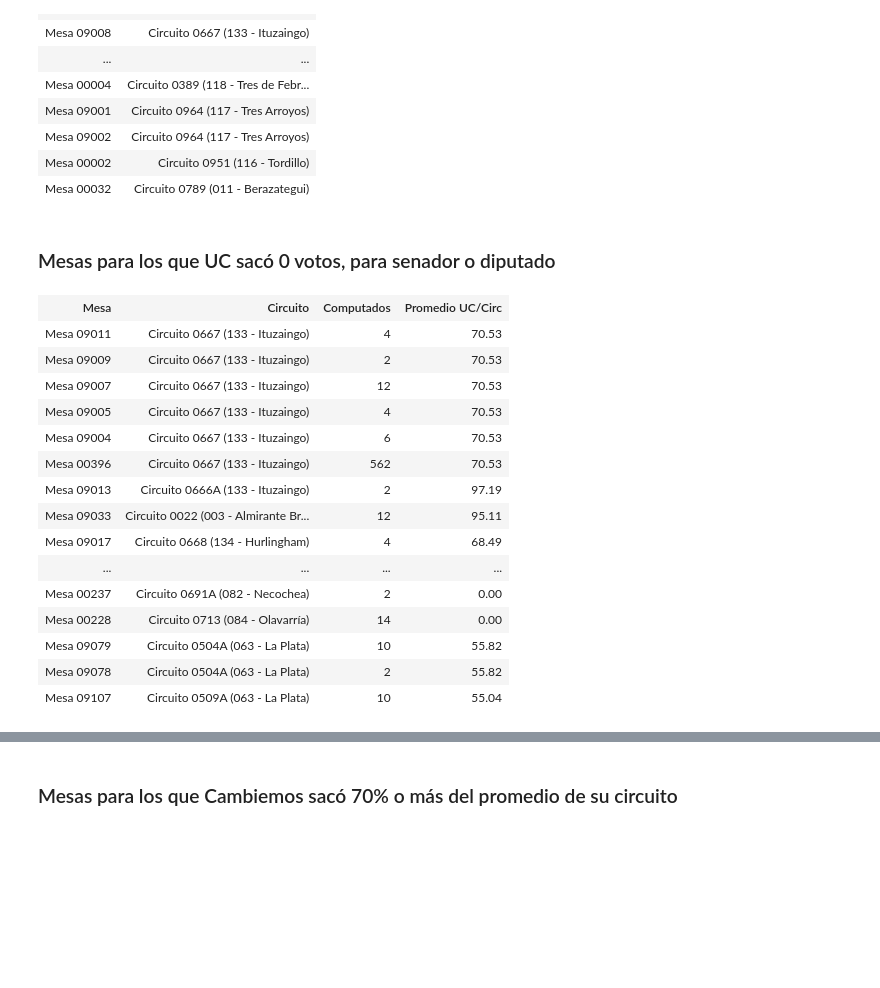
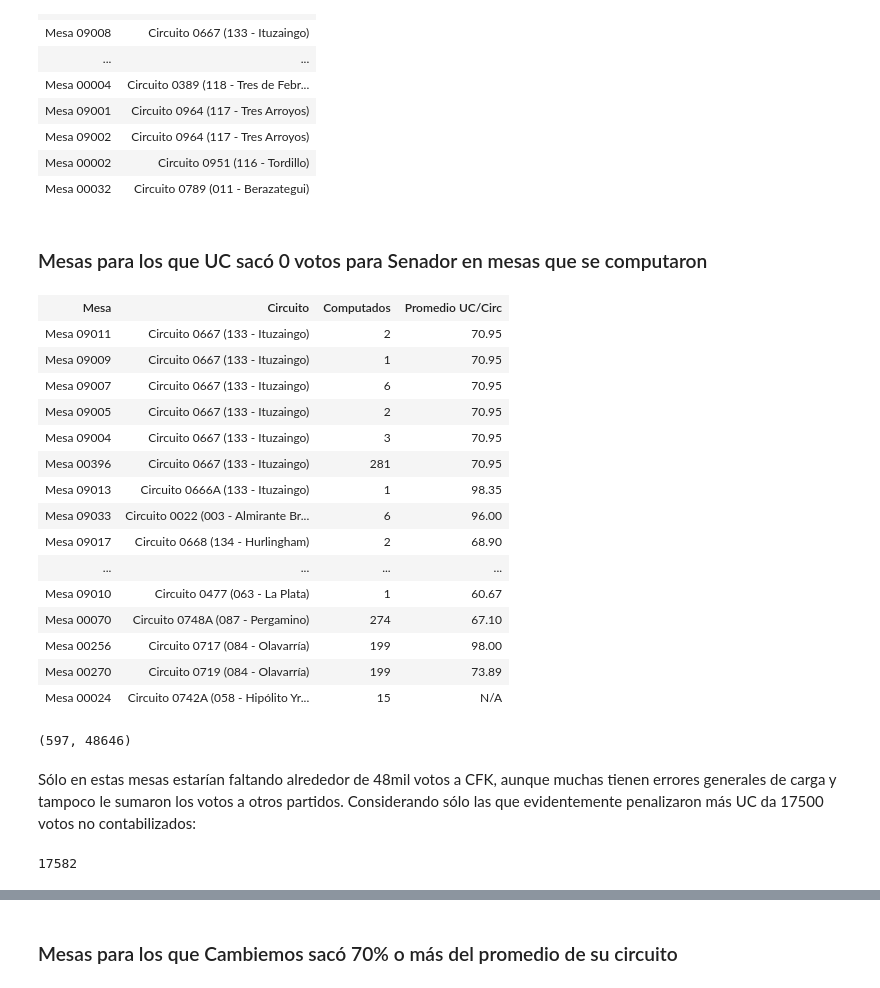
Before and after one commit to mgaitan/mesas_ba, a Jupyter notebook: mesas_sospechosas.ipynb, the cells around one changed output, grey strips where cells are left out. Cells and saved outputs as stored; diff of their text form; code cells hidden in the pictures; blank space fills up the shorter version.

Commit message:
bugfix y proyeccion de mesas en 0

```diff
--- a/mesas_sospechosas.ipynb
+++ b/mesas_sospechosas.ipynb
@@ -78,8 +78,18 @@ class Mesa(models.Model):
         unique_together = ('circuito', 'numero')
 
     @property
+    def computados_sen(self):
+        return self.resultados.filter(categoria='sen').aggregate(Sum('votos'))['votos__sum']
+
+    @property
+    def computados_dip(self):
+        return self.resultados.filter(categoria='dip').aggregate(Sum('votos'))['votos__sum']
+
+    @property
     def computados(self):
-        return self.resultados.aggregate(Sum('votos'))['votos__sum']
+        # aprox
+        return (self.computados_sen + self.computados_dip) // 2
+
 
     def __str__(self):
         return u"Mesa %s (%s)" % (self.numero, self.circuito)
@@ -332,7 +342,7 @@ len(mesas)
 html = '<table class="table"><tr><th>Mesa</th><th>Circuito</th><th>Computados</th><th>Votos UC</th><th>Promedio UC/Circ</th></tr>'
 for l in mesas:
     mesa, vot_uc, promedio_uc_circuito = l
-    html += f"<tr><td><a href='{mesa.absolute_url}'>Mesa {mesa.numero}</a></td><td> {mesa.circuito} </td><td> {mesa.computados} </td><td>{vot_uc}</td><td> {promedio_uc_circuito:.2f}</td></tr>"
+    html += f"<tr><td><a href='{mesa.absolute_url}'>Mesa {mesa.numero}</a></td><td> {mesa.circuito} </td><td> {mesa.computados_sen} </td><td>{vot_uc}</td><td> {promedio_uc_circuito:.2f}</td></tr>"
 html += '</table>'
 
 display_html(HTML(html))
@@ -383,34 +393,49 @@ display_html(HTML(html))
 | Mesa 00002 | Circuito 0951 (116 - Tordillo) |
 | Mesa 00032 | Circuito 0789 (011 - Berazategui) |
 # %% [markdown]
-### Mesas para los que UC sacó 0 votos, para senador o diputado
+### Mesas para los que UC sacó 0 votos para Senador en mesas que se computaron
+# %%
+mesas = []
+
+for vm in VotoMesa.objects.filter(opcion=UC, categoria='sen', votos=0):
+    if vm.mesa.resultados.filter(categoria='sen').aggregate(p=Avg('votos'))['p'] == 0:
+        # no computadas
+        continue
+    promedio_circuito = VotoMesa.objects.exclude(id=vm.id).filter(mesa__circuito=vm.mesa.circuito, opcion=UC, categoria='sen').distinct().aggregate(p=Avg('votos'))['p']
+    mesa = vm.mesa
+    mesas.append((mesa, promedio_circuito))
 # %%
 html = '<table class="table"><tr><th>Mesa</th><th>Circuito</th><th>Computados</th><th>Promedio UC/Circ</th></tr>'
-for mesa in Mesa.objects.filter(resultados__votos=0, resultados__opcion=UC).distinct():
-    if mesa.resultados.all().aggregate(p=Avg('votos'))['p'] == 0:
-        # no computadas
-        continue
-
-    promedio_circuito = VotoMesa.objects.filter(mesa__circuito=mesa.circuito, opcion=UC, categoria='sen').aggregate(p=Avg('votos'))['p']
-
-    html += f"<tr><td><a href='{mesa.absolute_url}'>Mesa {mesa.numero}</a></td><td> {mesa.circuito} </td><td> {mesa.computados} </td><td> {promedio_circuito:.2f} </td></tr>"
+for mesa, promedio_circuito in mesas:
+    promedio_circuito = f'{promedio_circuito:.2f}' if promedio_circuito else 'N/A'
+    html += f"<tr><td><a href='{mesa.absolute_url}'>Mesa {mesa.numero}</a></td><td> {mesa.circuito} </td><td> {mesa.computados_sen} </td><td> {promedio_circuito} </td></tr>"
 html += '</table>'
 
 display_html(HTML(html))
 # %% [output]
 | Mesa | Circuito | Computados | Promedio UC/Circ |
-| Mesa 09011 | Circuito 0667 (133 - Ituzaingo) | 4 | 70.53 |
-| Mesa 09009 | Circuito 0667 (133 - Ituzaingo) | 2 | 70.53 |
-| Mesa 09007 | Circuito 0667 (133 - Ituzaingo) | 12 | 70.53 |
-| Mesa 09005 | Circuito 0667 (133 - Ituzaingo) | 4 | 70.53 |
-| Mesa 09004 | Circuito 0667 (133 - Ituzaingo) | 6 | 70.53 |
-| Mesa 00396 | Circuito 0667 (133 - Ituzaingo) | 562 | 70.53 |
-| Mesa 09013 | Circuito 0666A (133 - Ituzaingo) | 2 | 97.19 |
-| Mesa 09033 | Circuito 0022 (003 - Almirante Br... | 12 | 95.11 |
-| Mesa 09017 | Circuito 0668 (134 - Hurlingham) | 4 | 68.49 |
+| Mesa 09011 | Circuito 0667 (133 - Ituzaingo) | 2 | 70.95 |
+| Mesa 09009 | Circuito 0667 (133 - Ituzaingo) | 1 | 70.95 |
+| Mesa 09007 | Circuito 0667 (133 - Ituzaingo) | 6 | 70.95 |
+| Mesa 09005 | Circuito 0667 (133 - Ituzaingo) | 2 | 70.95 |
+| Mesa 09004 | Circuito 0667 (133 - Ituzaingo) | 3 | 70.95 |
+| Mesa 00396 | Circuito 0667 (133 - Ituzaingo) | 281 | 70.95 |
+| Mesa 09013 | Circuito 0666A (133 - Ituzaingo) | 1 | 98.35 |
+| Mesa 09033 | Circuito 0022 (003 - Almirante Br... | 6 | 96.00 |
+| Mesa 09017 | Circuito 0668 (134 - Hurlingham) | 2 | 68.90 |
 | ... | ... | ... | ... |
-| Mesa 00237 | Circuito 0691A (082 - Necochea) | 2 | 0.00 |
-| Mesa 00228 | Circuito 0713 (084 - Olavarría) | 14 | 0.00 |
-| Mesa 09079 | Circuito 0504A (063 - La Plata) | 10 | 55.82 |
-| Mesa 09078 | Circuito 0504A (063 - La Plata) | 2 | 55.82 |
-| Mesa 09107 | Circuito 0509A (063 - La Plata) | 10 | 55.04 |
+| Mesa 09010 | Circuito 0477 (063 - La Plata) | 1 | 60.67 |
+| Mesa 00070 | Circuito 0748A (087 - Pergamino) | 274 | 67.10 |
+| Mesa 00256 | Circuito 0717 (084 - Olavarría) | 199 | 98.00 |
+| Mesa 00270 | Circuito 0719 (084 - Olavarría) | 199 | 73.89 |
+| Mesa 00024 | Circuito 0742A (058 - Hipólito Yr... | 15 | N/A |
+# %%
+len(mesas), int(sum(l[1] for l in mesas if l[1]))
+# %% [output]
+(597, 48646)
+# %% [markdown]
+Sólo en estas mesas estarían faltando alrededor de 48mil votos a CFK, aunque muchas tienen errores generales de carga y tampoco le sumaron los votos a otros partidos. Considerando sólo las que evidentemente penalizaron más UC da 17500 votos no contabilizados:
+# %%
+int(sum(l[1] for l in mesas if l[1] and l[0].computados_sen > 99))
+# %% [output]
+17582
```
Also changed, not shown: parts of 6 cells of this notebook.
